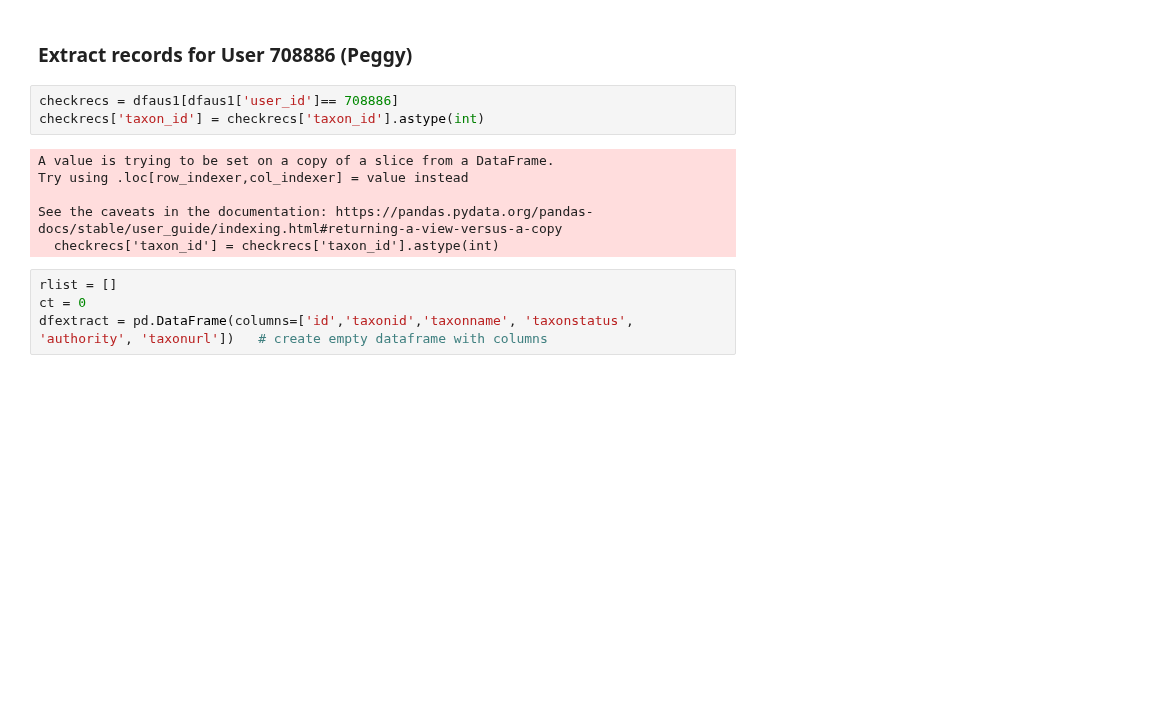
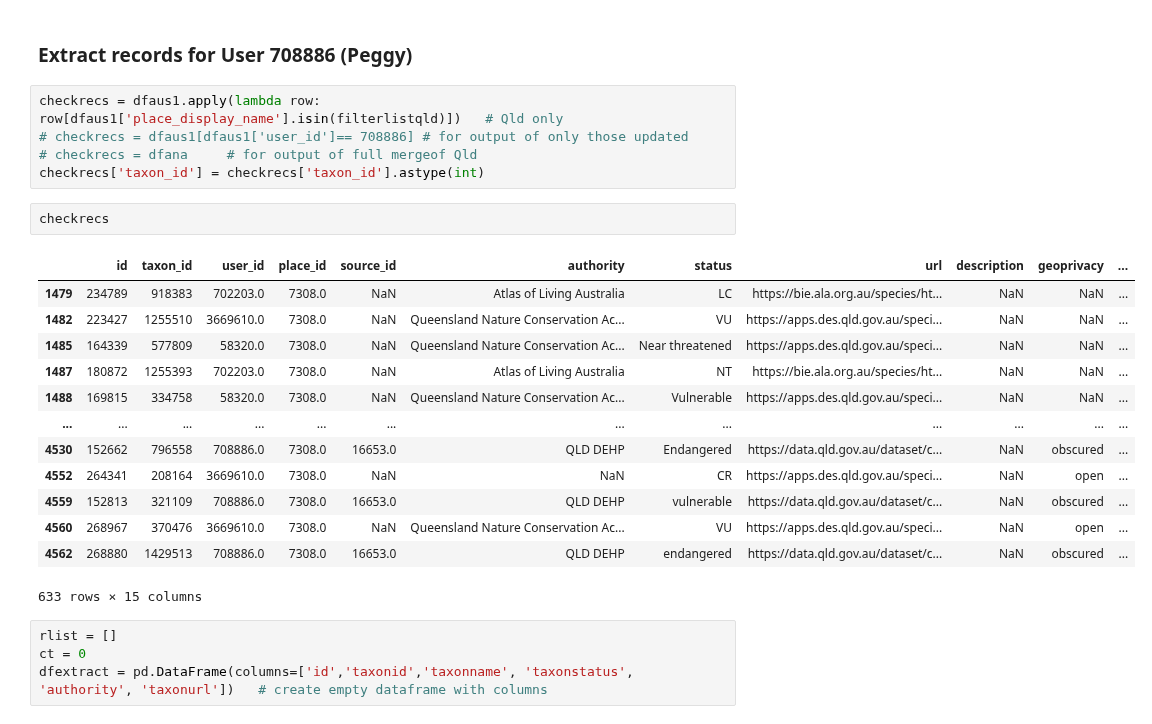
Before and after one commit to AtlasOfLivingAustralia/authoritative-lists, a Jupyter notebook: source-code/py-notebook/inaturalist-sensitive.ipynb, the cells around one changed output. Cells and saved outputs as stored; diff of their text form; blank space fills up the shorter version.

Commit message:
Added all output files

```diff
--- a/source-code/py-notebook/inaturalist-sensitive.ipynb
+++ b/source-code/py-notebook/inaturalist-sensitive.ipynb
@@ -102,14 +106,26 @@ dfana
 # %% [markdown]
 ### Extract records for User 708886 (Peggy)
 # %%
-checkrecs = dfaus1[dfaus1['user_id']== 708886]
+checkrecs = dfaus1.apply(lambda row: row[dfaus1['place_display_name'].isin(filterlistqld)])   # Qld only
+# checkrecs = dfaus1[dfaus1['user_id']== 708886] # for output of only those updated
+# checkrecs = dfana     # for output of full mergeof Qld
 checkrecs['taxon_id'] = checkrecs['taxon_id'].astype(int)
-# %% [output]
-A value is trying to be set on a copy of a slice from a DataFrame.
-Try using .loc[row_indexer,col_indexer] = value instead
-
-See the caveats in the documentation: https://pandas.pydata.org/pandas-docs/stable/user_guide/indexing.html#returning-a-view-versus-a-copy
-  checkrecs['taxon_id'] = checkrecs['taxon_id'].astype(int)
+# %%
+checkrecs
+# %% [output]
+|  | id | taxon_id | user_id | place_id | source_id | authority | status | url | description | geoprivacy | ... |
+| 1479 | 234789 | 918383 | 702203.0 | 7308.0 | NaN | Atlas of Living Australia | LC | https://bie.ala.org.au/species/ht... | NaN | NaN | ... |
+| 1482 | 223427 | 1255510 | 3669610.0 | 7308.0 | NaN | Queensland Nature Conservation Ac... | VU | https://apps.des.qld.gov.au/speci... | NaN | NaN | ... |
+| 1485 | 164339 | 577809 | 58320.0 | 7308.0 | NaN | Queensland Nature Conservation Ac... | Near threatened | https://apps.des.qld.gov.au/speci... | NaN | NaN | ... |
+| 1487 | 180872 | 1255393 | 702203.0 | 7308.0 | NaN | Atlas of Living Australia | NT | https://bie.ala.org.au/species/ht... | NaN | NaN | ... |
+| 1488 | 169815 | 334758 | 58320.0 | 7308.0 | NaN | Queensland Nature Conservation Ac... | Vulnerable | https://apps.des.qld.gov.au/speci... | NaN | NaN | ... |
+| ... | ... | ... | ... | ... | ... | ... | ... | ... | ... | ... | ... |
+| 4530 | 152662 | 796558 | 708886.0 | 7308.0 | 16653.0 | QLD DEHP | Endangered | https://data.qld.gov.au/dataset/c... | NaN | obscured | ... |
+| 4552 | 264341 | 208164 | 3669610.0 | 7308.0 | NaN | NaN | CR | https://apps.des.qld.gov.au/speci... | NaN | open | ... |
+| 4559 | 152813 | 321109 | 708886.0 | 7308.0 | 16653.0 | QLD DEHP | vulnerable | https://data.qld.gov.au/dataset/c... | NaN | obscured | ... |
+| 4560 | 268967 | 370476 | 3669610.0 | 7308.0 | NaN | Queensland Nature Conservation Ac... | VU | https://apps.des.qld.gov.au/speci... | NaN | open | ... |
+| 4562 | 268880 | 1429513 | 708886.0 | 7308.0 | 16653.0 | QLD DEHP | endangered | https://data.qld.gov.au/dataset/c... | NaN | obscured | ... |
+633 rows × 15 columns
 # %%
 rlist = []
 ct = 0
```
Also changed, not shown: parts of 17 cells of this notebook, 7 other files.
